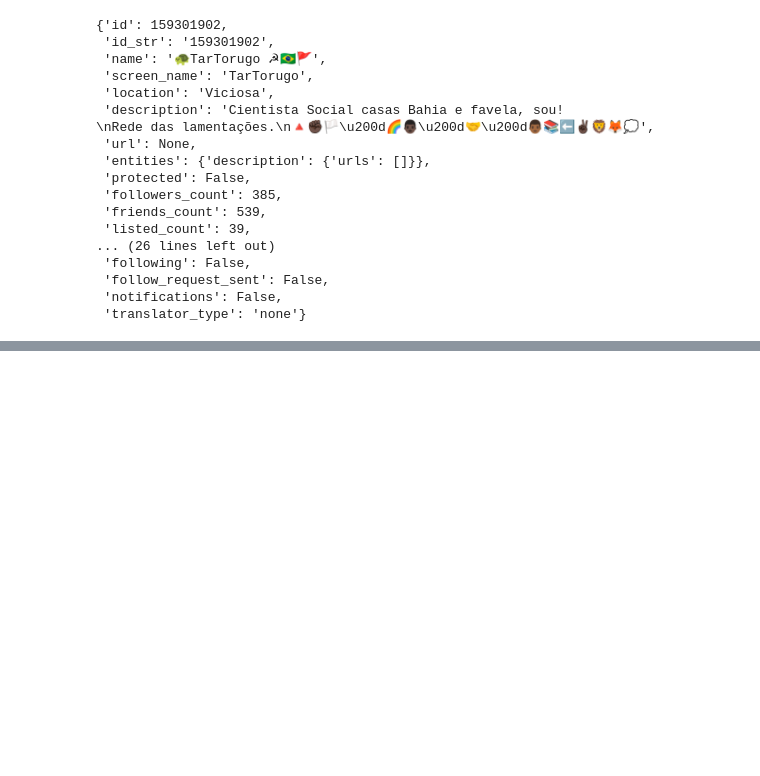
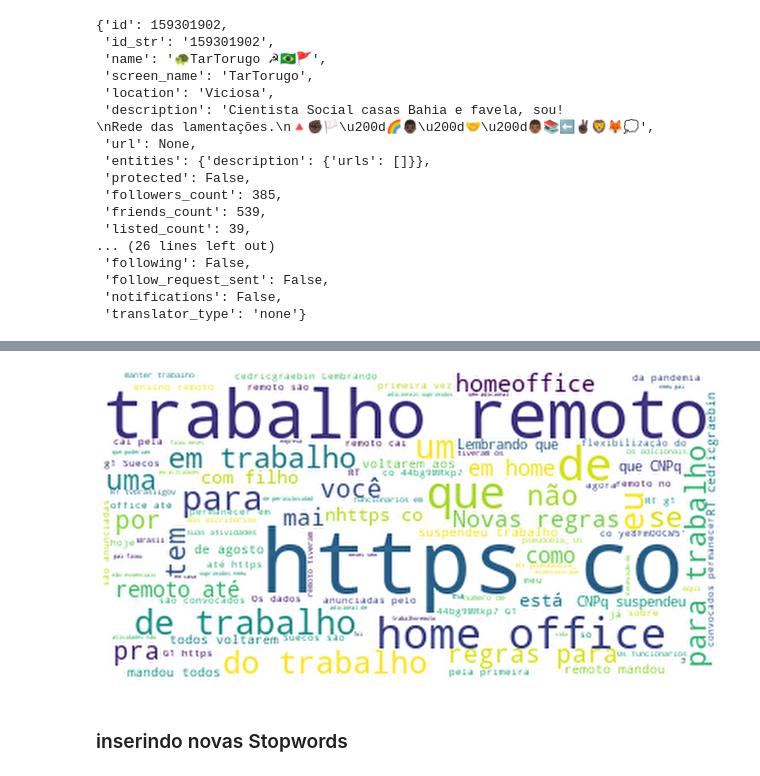
Before and after one commit to thinkerston/igti_ds_bootcamp, a Jupyter notebook: 04_Projeto/sentiment_analysis.ipynb, the cells around one changed output, grey strips where cells are left out. Cells and saved outputs as stored; diff of their text form; code cells hidden in the pictures; blank space fills up the shorter version.

```diff
--- a/04_Projeto/sentiment_analysis.ipynb
+++ b/04_Projeto/sentiment_analysis.ipynb
@@ -10,6 +10,8 @@ import textblob
 
 from bs4 import BeautifulSoup
 pd.set_option('max_columns', 35)
+
+plt.style.use('seaborn')
 # %%
 #carregando os tweets com pandas direto do formato json
 df_tweets = pd.read_json('tweet_info_01.json', lines=True)
@@ -158,0 +177,2 @@ TypeError: Tuple or struct_time argument required
+# %%
+frases = str(df_ptlang_tweets['text'].values)
@@ -158,0 +183,12 @@ TypeError: Tuple or struct_time argument required
+# %%
+# Gerando um wordcloud sem remover as stopwords
+wc = WordCloud(background_color="white").generate(frases)
+
+plt.figure(figsize=(15, 11))
+# Create a figure of the generated cloud
+plt.imshow(wc, interpolation='sinc')
+plt.axis('off')
+# Display the figure
+plt.show()
+# %% [output]
+[figure, added]
@@ -158,0 +197,2 @@ TypeError: Tuple or struct_time argument required
+# %% [markdown]
+### inserindo novas Stopwords
```
Also changed, not shown: parts of 37 cells of this notebook.
